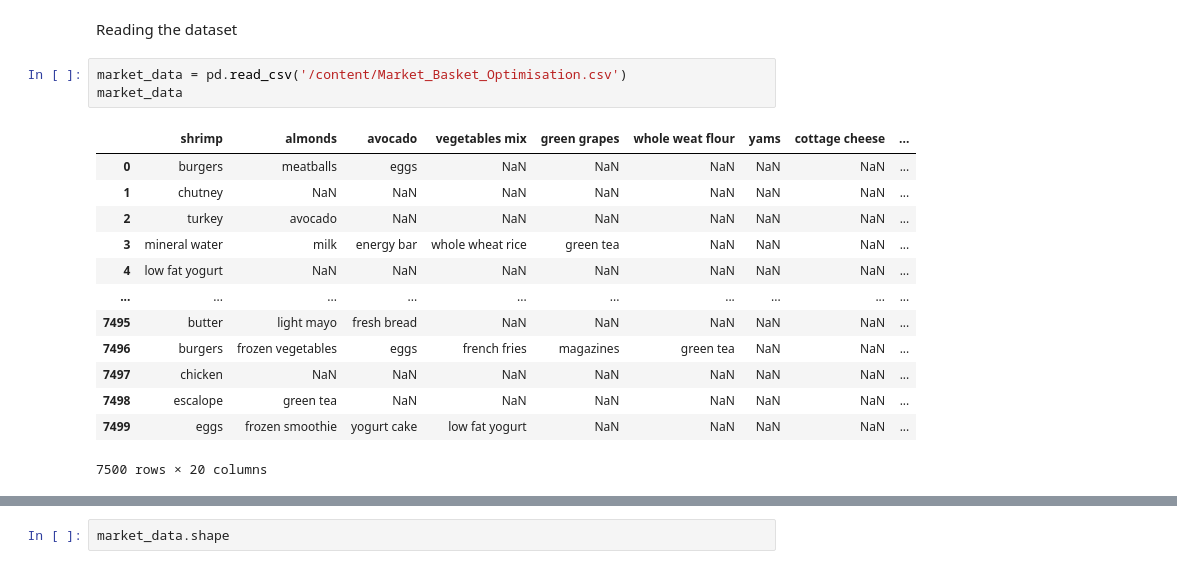
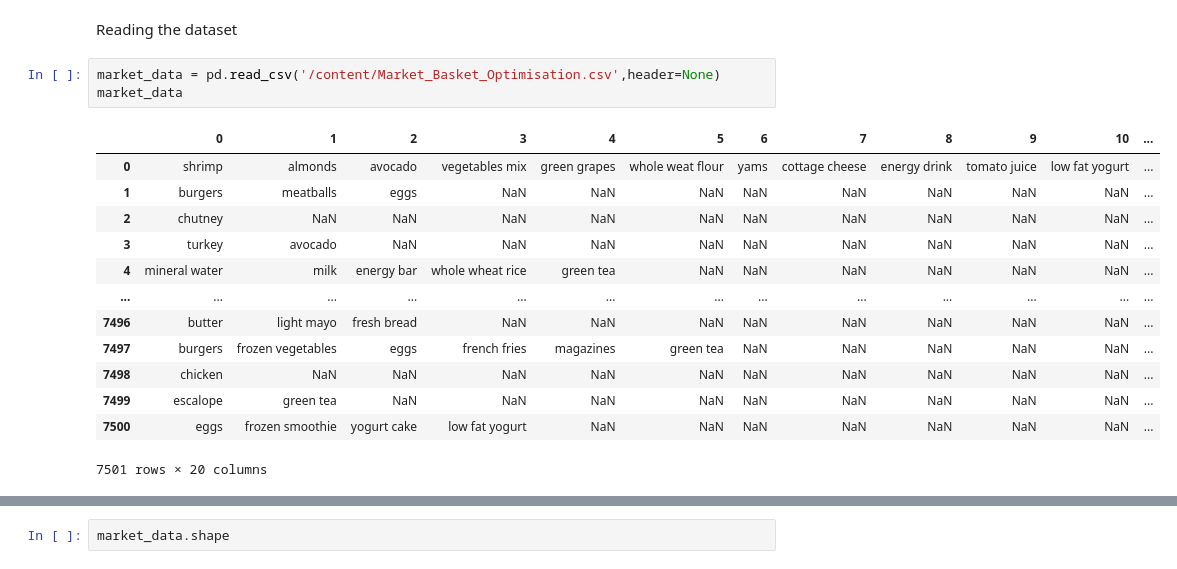
Before and after one commit to badrinarayanan02/machine_learning, a Jupyter notebook: 2348507_lab3.ipynb, the cells around one changed output, grey strips where cells are left out. Cells and saved outputs as stored; diff of their text form.

```diff
--- a/2348507_lab3.ipynb
+++ b/2348507_lab3.ipynb
@@ -15,19 +15,19 @@ import seaborn as sns
 # %% [markdown]
 Reading the dataset
 # %%
-market_data = pd.read_csv('/content/Market_Basket_Optimisation.csv')
+market_data = pd.read_csv('/content/Market_Basket_Optimisation.csv',header=None)
 market_data
 # %% [output]
-|  | shrimp | almonds | avocado | vegetables mix | green grapes | whole weat flour | yams | cottage cheese | ... |
-| 0 | burgers | meatballs | eggs | NaN | NaN | NaN | NaN | NaN | ... |
-| 1 | chutney | NaN | NaN | NaN | NaN | NaN | NaN | NaN | ... |
-| 2 | turkey | avocado | NaN | NaN | NaN | NaN | NaN | NaN | ... |
-| 3 | mineral water | milk | energy bar | whole wheat rice | green tea | NaN | NaN | NaN | ... |
-| 4 | low fat yogurt | NaN | NaN | NaN | NaN | NaN | NaN | NaN | ... |
-| ... | ... | ... | ... | ... | ... | ... | ... | ... | ... |
-| 7495 | butter | light mayo | fresh bread | NaN | NaN | NaN | NaN | NaN | ... |
-| 7496 | burgers | frozen vegetables | eggs | french fries | magazines | green tea | NaN | NaN | ... |
-| 7497 | chicken | NaN | NaN | NaN | NaN | NaN | NaN | NaN | ... |
-| 7498 | escalope | green tea | NaN | NaN | NaN | NaN | NaN | NaN | ... |
-| 7499 | eggs | frozen smoothie | yogurt cake | low fat yogurt | NaN | NaN | NaN | NaN | ... |
+|  | 0 | 1 | 2 | 3 | 4 | 5 | 6 | 7 | 8 | 9 | 10 | ... |
+| 0 | shrimp | almonds | avocado | vegetables mix | green grapes | whole weat flour | yams | cottage cheese | energy drink | tomato juice | low fat yogurt | ... |
+| 1 | burgers | meatballs | eggs | NaN | NaN | NaN | NaN | NaN | NaN | NaN | NaN | ... |
+| 2 | chutney | NaN | NaN | NaN | NaN | NaN | NaN | NaN | NaN | NaN | NaN | ... |
+| 3 | turkey | avocado | NaN | NaN | NaN | NaN | NaN | NaN | NaN | NaN | NaN | ... |
+| 4 | mineral water | milk | energy bar | whole wheat rice | green tea | NaN | NaN | NaN | NaN | NaN | NaN | ... |
+| ... | ... | ... | ... | ... | ... | ... | ... | ... | ... | ... | ... | ... |
+| 7496 | butter | light mayo | fresh bread | NaN | NaN | NaN | NaN | NaN | NaN | NaN | NaN | ... |
+| 7497 | burgers | frozen vegetables | eggs | french fries | magazines | green tea | NaN | NaN | NaN | NaN | NaN | ... |
+| 7498 | chicken | NaN | NaN | NaN | NaN | NaN | NaN | NaN | NaN | NaN | NaN | ... |
+| 7499 | escalope | green tea | NaN | NaN | NaN | NaN | NaN | NaN | NaN | NaN | NaN | ... |
+| 7500 | eggs | frozen smoothie | yogurt cake | low fat yogurt | NaN | NaN | NaN | NaN | NaN | NaN | NaN | ... |
-7500 rows × 20 columns
+7501 rows × 20 columns
```
Also changed, not shown: parts of 10 cells of this notebook.
